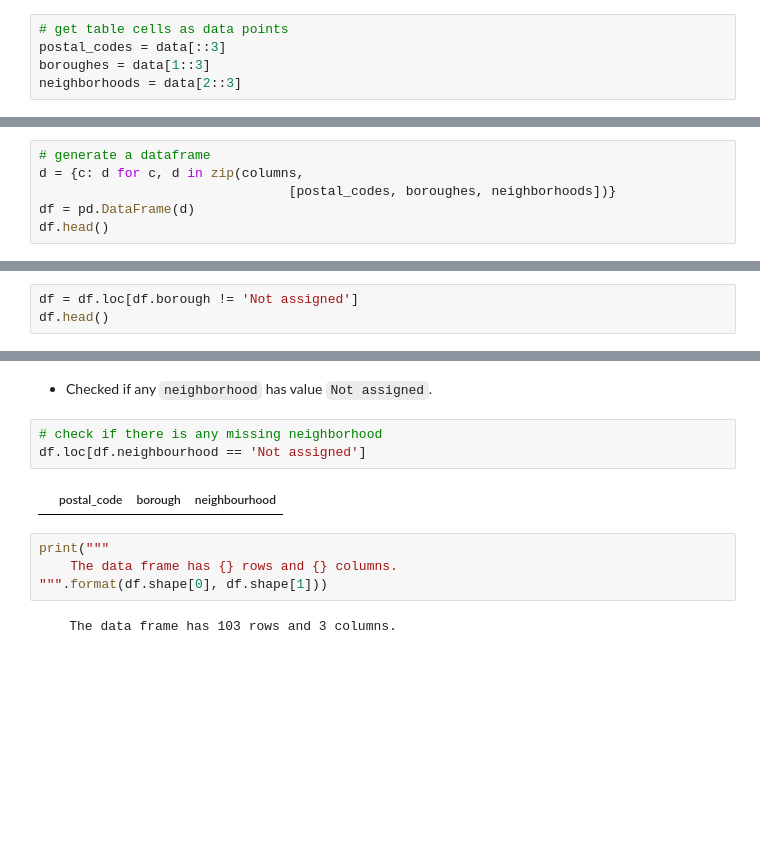
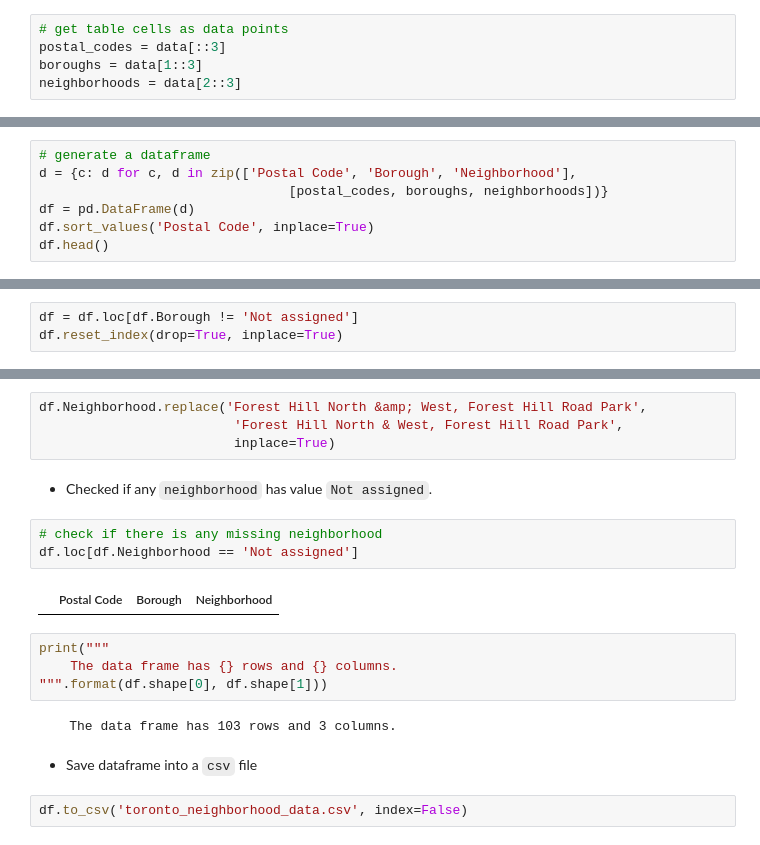
Before and after one commit to alirifat/ibm-capstone, a Jupyter notebook: scrap_Toronto_neighborhood.ipynb, the cells around one changed output, grey strips where cells are left out. Saved outputs shown, nothing was run; the diff lists cells and outputs as text; blank space fills up the shorter version.

```diff
--- a/scrap_Toronto_neighborhood.ipynb
+++ b/scrap_Toronto_neighborhood.ipynb
@@ -28,5 +28,5 @@ data = [str(d).replace('<td>', '').replace('</td>', '').strip()
 # %%
 # get table cells as data points
 postal_codes = data[::3]
-boroughes = data[1::3]
+boroughs = data[1::3]
 neighborhoods = data[2::3]
@@ -38,7 +33,8 @@ columns = [column.replace(' ', '_').lower() for column in columns]
 # %%
 # generate a dataframe
-d = {c: d for c, d in zip(columns,
-                                [postal_codes, boroughes, neighborhoods])}
+d = {c: d for c, d in zip(['Postal Code', 'Borough', 'Neighborhood'],
+                                [postal_codes, boroughs, neighborhoods])}
 df = pd.DataFrame(d)
+df.sort_values('Postal Code', inplace=True)
 df.head()
 # %% [output]
@@ -55,3 +51,3 @@ df.head()
 # %%
-df = df.loc[df.borough != 'Not assigned']
-df.head()
+df = df.loc[df.Borough != 'Not assigned']
+df.reset_index(drop=True, inplace=True)
@@ -65,13 +78,21 @@ df.head()
+# %%
+df.Neighborhood.replace('Forest Hill North &amp; West, Forest Hill Road Park',
+                         'Forest Hill North & West, Forest Hill Road Park',
+                         inplace=True)
 # %% [markdown]
 * Checked if any `neighborhood` has value `Not assigned`.
 # %%
 # check if there is any missing neighborhood
-df.loc[df.neighbourhood == 'Not assigned']
+df.loc[df.Neighborhood == 'Not assigned']
 # %% [output]
-|  | postal_code | borough | neighbourhood |
+|  | Postal Code | Borough | Neighborhood |
 # %%
 print("""
     The data frame has {} rows and {} columns.
 """.format(df.shape[0], df.shape[1]))
 # %% [output]
     The data frame has 103 rows and 3 columns.
+# %% [markdown]
+* Save dataframe into a `csv` file
+# %%
+df.to_csv('toronto_neighborhood_data.csv', index=False)
```
Also changed, not shown: parts of 7 cells of this notebook, 2 other files.
